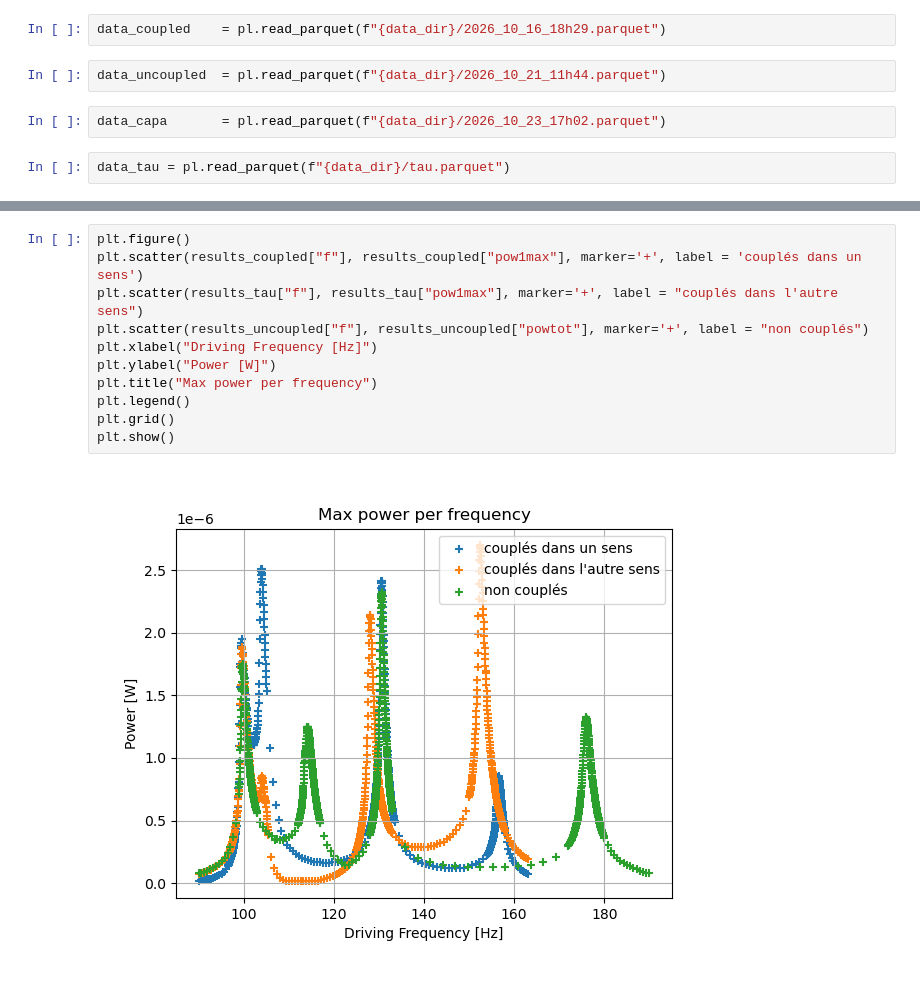
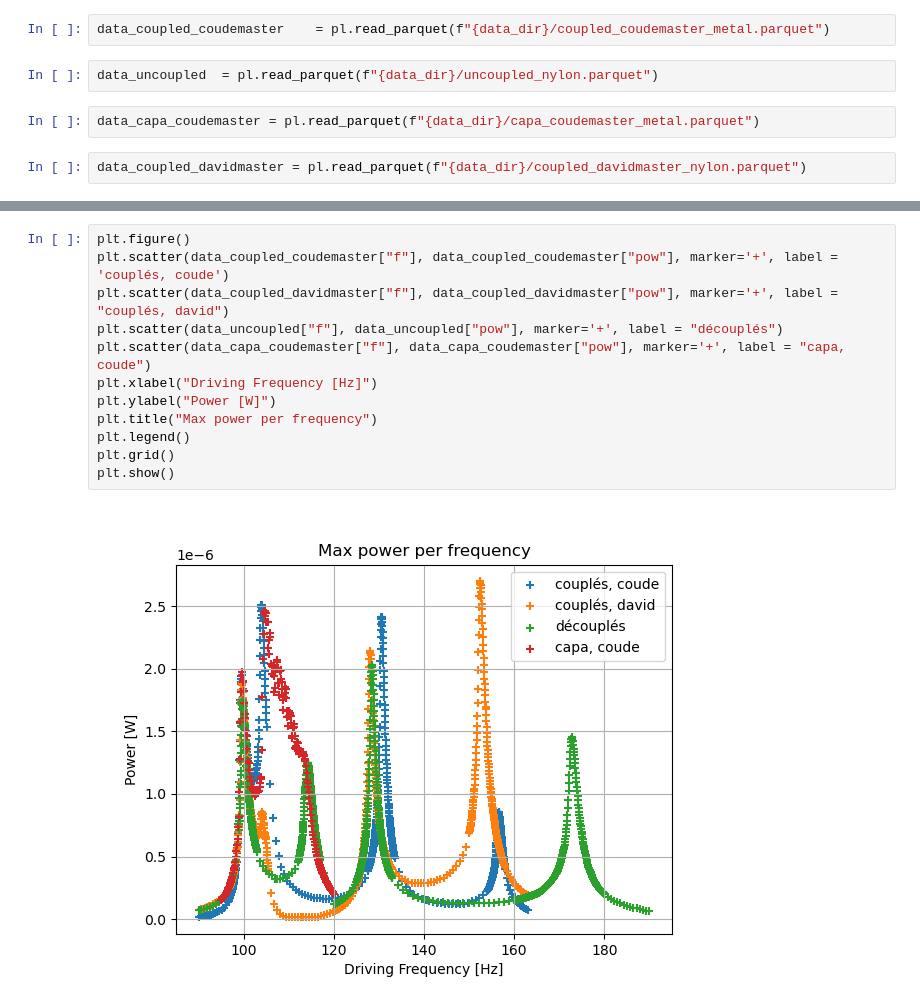
Before and after one commit to SalsyUniate/LinearManipsData, a Jupyter notebook: post_process.ipynb, the cells around one changed output, grey strips where cells are left out. Drawn from its saved outputs; the diff is of its cells as text.

```diff
--- a/post_process.ipynb
+++ b/post_process.ipynb
@@ -9,8 +9,8 @@ data_dir = "data_complete"
 # %%
-data_coupled    = pl.read_parquet(f"{data_dir}/2026_10_16_18h29.parquet")
+data_coupled_coudemaster    = pl.read_parquet(f"{data_dir}/coupled_coudemaster_metal.parquet")
 # %%
-data_uncoupled  = pl.read_parquet(f"{data_dir}/2026_10_21_11h44.parquet")
+data_uncoupled  = pl.read_parquet(f"{data_dir}/uncoupled_nylon.parquet")
 # %%
-data_capa       = pl.read_parquet(f"{data_dir}/2026_10_23_17h02.parquet")
+data_capa_coudemaster = pl.read_parquet(f"{data_dir}/capa_coudemaster_metal.parquet")
 # %%
-data_tau = pl.read_parquet(f"{data_dir}/tau.parquet")
+data_coupled_davidmaster = pl.read_parquet(f"{data_dir}/coupled_davidmaster_nylon.parquet")
@@ -69,15 +17,16 @@ for f in (results_tau["f"]):
 # %%
 plt.figure()
-plt.scatter(results_coupled["f"], results_coupled["pow1max"], marker='+', label = 'couplés dans un sens')
-plt.scatter(results_tau["f"], results_tau["pow1max"], marker='+', label = "couplés dans l'autre sens")
-plt.scatter(results_uncoupled["f"], results_uncoupled["powtot"], marker='+', label = "non couplés")
+plt.scatter(data_coupled_coudemaster["f"], data_coupled_coudemaster["pow"], marker='+', label = 'couplés, coude')
+plt.scatter(data_coupled_davidmaster["f"], data_coupled_davidmaster["pow"], marker='+', label = "couplés, david")
+plt.scatter(data_uncoupled["f"], data_uncoupled["pow"], marker='+', label = "découplés")
+plt.scatter(data_capa_coudemaster["f"], data_capa_coudemaster["pow"], marker='+', label = "capa, coude")
 plt.xlabel("Driving Frequency [Hz]")
 plt.ylabel("Power [W]")
 plt.title("Max power per frequency")
 plt.legend()
 plt.grid()
 plt.show()
 # %% [output]
-[figure, old version]
+[figure, new version]
 # %%
 plt.figure()
```
Also changed, not shown: parts of 10 cells of this notebook, 5 other files.
